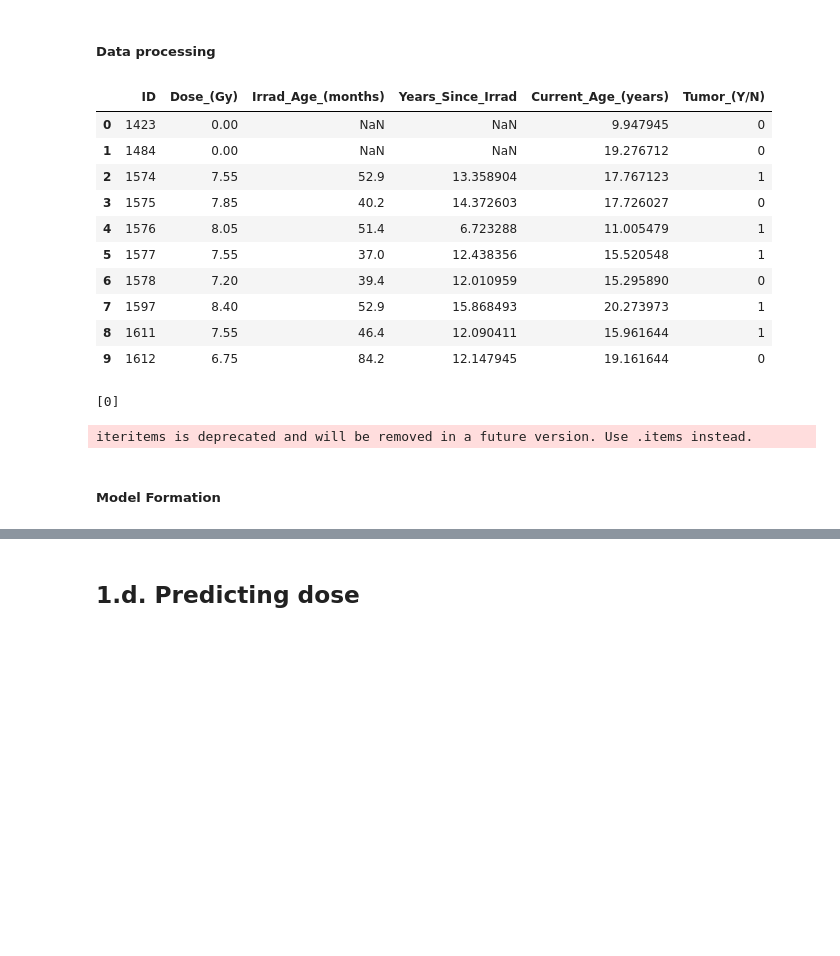
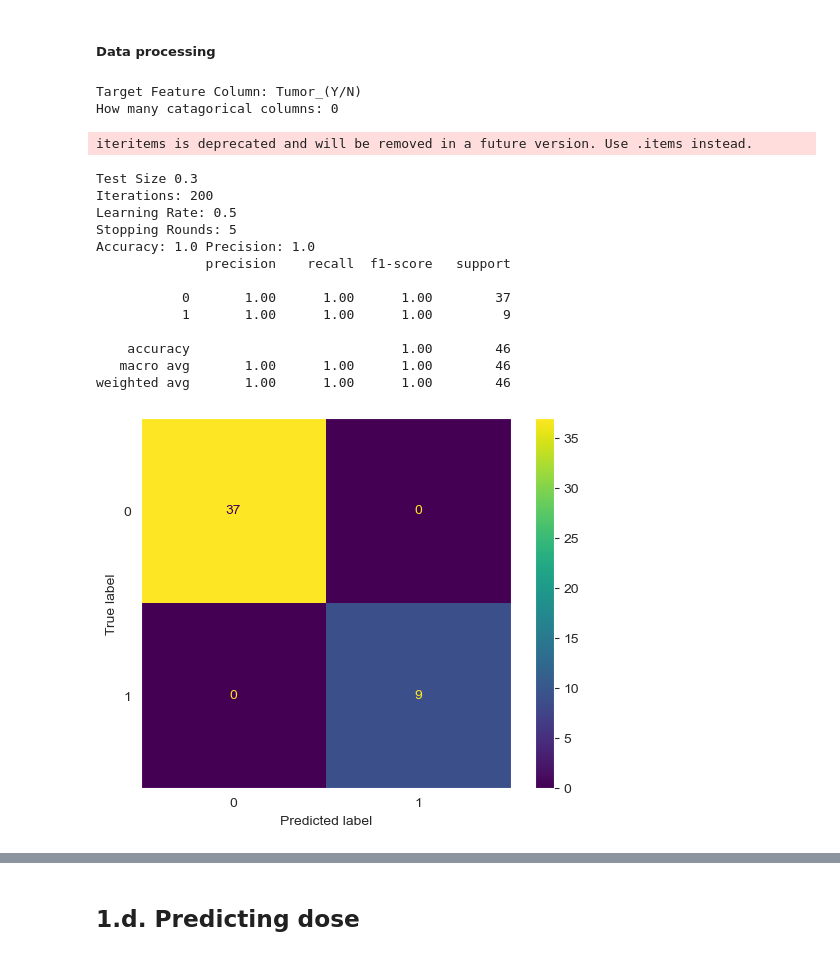
Before and after one commit to aidan-lew/monkey_health, a Jupyter notebook: B_monkeys_predictions_cleaned.ipynb, the cells around one changed output, grey strips where cells are left out. Drawn from its saved outputs; the diff is of its cells as text; code cells hidden in the pictures; blank space fills up the shorter version.

```diff
--- a/B_monkeys_predictions_cleaned.ipynb
+++ b/B_monkeys_predictions_cleaned.ipynb
@@ -1608,63 +1550,27 @@ weighted avg       0.98      0.98      0.98        46
 # %%
 ### Make the reduced df
 
 #make a parent df
 minhealth_monkey_df.copy()
 rad_health_df = minhealth_monkey_df[['ID', 'Dose_(Gy)', 'Irrad_Age_(months)',
                                            'Years_Since_Irrad', 'Current_Age_(years)', 'Tumor_(Y/N)']]
-rad_health_df.head(10)
+
+classifier_pipeline (rad_health_df)
 # %% [output]
-|  | ID | Dose_(Gy) | Irrad_Age_(months) | Years_Since_Irrad | Current_Age_(years) | Tumor_(Y/N) |
-| 0 | 1423 | 0.00 | NaN | NaN | 9.947945 | 0 |
-| 1 | 1484 | 0.00 | NaN | NaN | 19.276712 | 0 |
-| 2 | 1574 | 7.55 | 52.9 | 13.358904 | 17.767123 | 1 |
-| 3 | 1575 | 7.85 | 40.2 | 14.372603 | 17.726027 | 0 |
-| 4 | 1576 | 8.05 | 51.4 | 6.723288 | 11.005479 | 1 |
-| 5 | 1577 | 7.55 | 37.0 | 12.438356 | 15.520548 | 1 |
-| 6 | 1578 | 7.20 | 39.4 | 12.010959 | 15.295890 | 0 |
-| 7 | 1597 | 8.40 | 52.9 | 15.868493 | 20.273973 | 1 |
-| 8 | 1611 | 7.55 | 46.4 | 12.090411 | 15.961644 | 1 |
-| 9 | 1612 | 6.75 | 84.2 | 12.147945 | 19.161644 | 0 |
+Target Feature Column: Tumor_(Y/N)
+How many catagorical columns: 0
+iteritems is deprecated and will be removed in a future version. Use .items instead.
+Test Size 0.3
+Iterations: 200
+Learning Rate: 0.5
+Stopping Rounds: 5
+Accuracy: 1.0 Precision: 1.0
+              precision    recall  f1-score   support
+
+           0       1.00      1.00      1.00        37
+           1       1.00      1.00      1.00         9
+
+    accuracy                           1.00        46
+   macro avg       1.00      1.00      1.00        46
+weighted avg       1.00      1.00      1.00        46
+[figure, added]
-# %%
-### Process data for ML
-#make train/testdf
-(rad_health_train_df, rad_health_test_df)= rad_health_df, rad_health_df
-
-
-# label values extraction
-rad_health_y=rad_health_train_df['Tumor_(Y/N)']
-rad_health_X=rad_health_train_df.drop(['Tumor_(Y/N)'],axis=1)
-
-
-# Declare catagorical features - first & second column
-cat_features= list(range(0,rad_health_X[rad_health_X.columns[:1]].shape[1]))
-
-print(cat_features)
-
-
-#put the data into the pool
-rad_health_pool = Pool(data=rad_health_X, label=rad_health_y, cat_features=cat_features)
-
-
-#train tesr split - 30% test
-rad_health_data= train_test_split(rad_health_X, rad_health_y, test_size=0.3, random_state=0)
-
-#### The order of this matters###
-rad_health_X_train, rad_health_X_validation, rad_health_y_train, rad_health_y_validation= rad_health_data
-
-rad_health_train_pool = Pool(
-    data = rad_health_X_train,
-    label = rad_health_y_train,
-    cat_features = cat_features
-)
-
-rad_health_validation_pool = Pool(
-    data = rad_health_X_validation,
-    label = rad_health_y_validation,
-    cat_features = cat_features
-)
-# %% [output]
-[0]
-iteritems is deprecated and will be removed in a future version. Use .items instead.
-# %% [markdown]
-##### Model Formation
```
Also changed, not shown: parts of 23 cells of this notebook.
